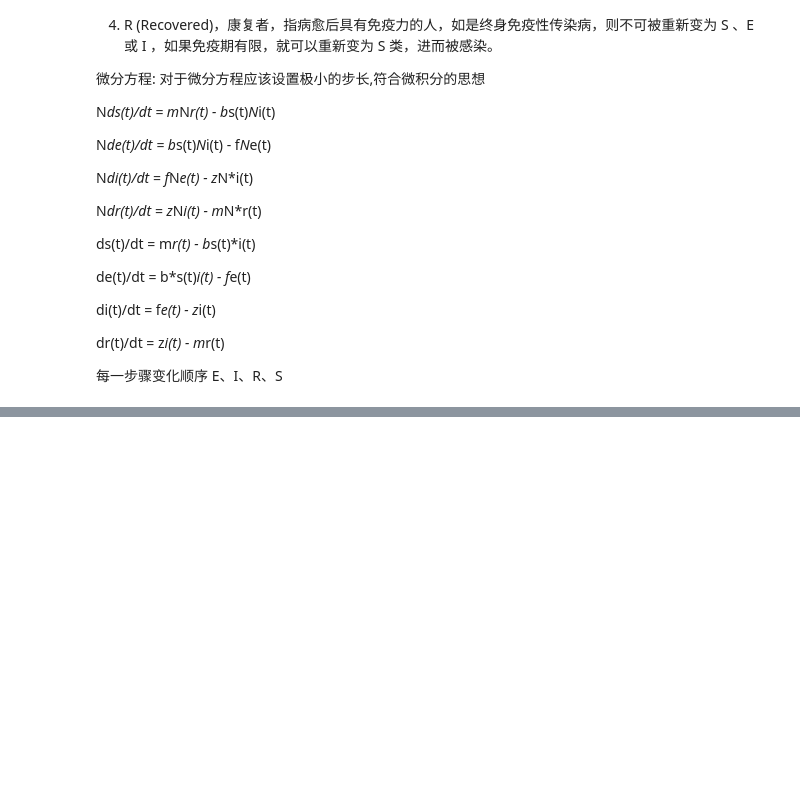
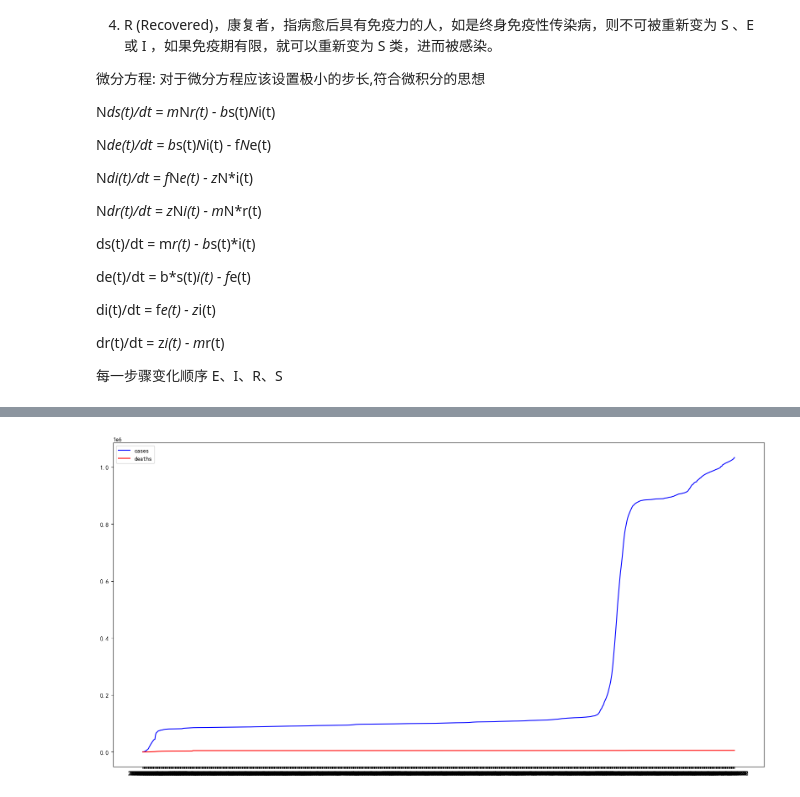
Before and after one commit to X-Fan-Jack/CASA05_quantitative_methods, a Jupyter notebook: personal_project/Covid_in_China.ipynb, the cells around one changed output, grey strips where cells are left out. Saved outputs shown, nothing was run; the diff lists cells and outputs as text; code cells hidden in the pictures; blank space fills up the shorter version.

```diff
--- a/personal_project/Covid_in_China.ipynb
+++ b/personal_project/Covid_in_China.ipynb
@@ -151,0 +167,4 @@ data source:https://ourworldindata.org/coronavirus/country/china
+# %%
+csv_china = csv.query("location == 'China'")
+
+csv_china.head()
@@ -151,0 +179,4 @@ data source:https://ourworldindata.org/coronavirus/country/china
+# %%
+result_csv = csv_china[["iso_code", "location", "date", "total_cases", "total_deaths"]].reset_index().drop(["index"],axis=1)
+# result_csv.head(10)
+result_csv.info()
@@ -151,0 +196,7 @@ data source:https://ourworldindata.org/coronavirus/country/china
+# %%
+# 2020-01-27
+result_csv["year"] = result_csv["date"].map(lambda x: str(x)[0:4]).astype("int")
+result_csv["month"] = result_csv["date"].map(lambda x: str(x)[5:7]).astype("int")
+result_csv["day"] = result_csv["date"].map(lambda x: str(x)[8:]).astype("int")
+
+result_csv.info()
@@ -151,0 +219,4 @@ data source:https://ourworldindata.org/coronavirus/country/china
+# %%
+# filter the date
+result_csv = result_csv.query("year != 2022 | month != 11").query("year != 2022 | month != 12")
+result_csv.head()
@@ -151,0 +230,18 @@ data source:https://ourworldindata.org/coronavirus/country/china
+# %%
+x = result_csv["date"]
+y1 = result_csv["total_cases"]
+y2 = result_csv["total_deaths"]
+
+
+plt.figure(figsize=(20, 10), dpi=100)
+
+plt.plot(x, y1, color='blue', label='cases')
+plt.plot(x, y2, color='red', label='deaths')
+
+# plt.grid(alpha=0.4)
+
+plt.legend(loc='upper left')
+
+plt.show()
+# %% [output]
+[figure, added]
```
Also changed, not shown: parts of 11 cells of this notebook.
